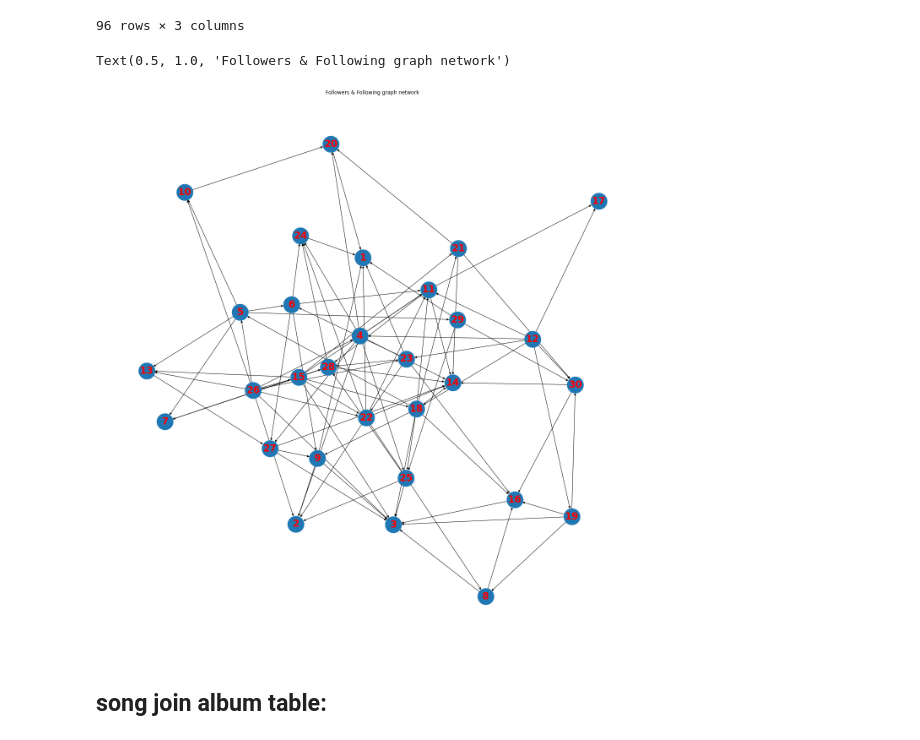
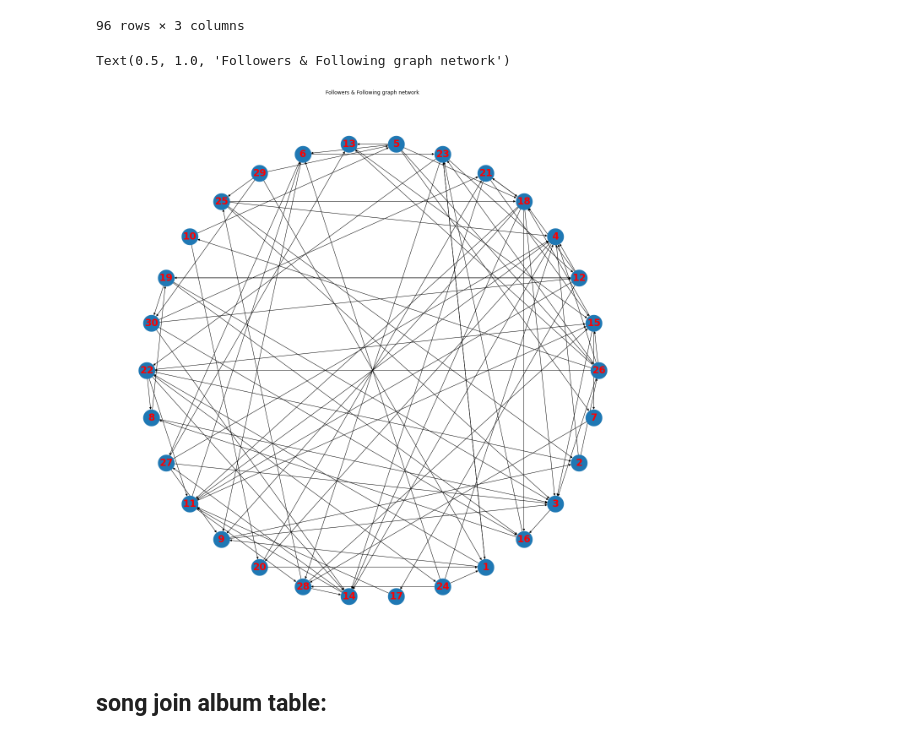
Before and after one commit to benymaxparsa/SYMPHONYC, a Jupyter notebook: plotting and analyzing SYMPHONYC DB/SYMPHONYC_Plots.ipynb, the cells around one changed output. Saved outputs shown, nothing was run; the diff lists cells and outputs as text; code cells hidden in the pictures.

```diff
--- a/plotting and analyzing SYMPHONYC DB/SYMPHONYC_Plots.ipynb
+++ b/plotting and analyzing SYMPHONYC DB/SYMPHONYC_Plots.ipynb
@@ -174,13 +174,13 @@ display(following_list_df)
 | 95 | 27 | 3 | 2020-11-18 |
 96 rows × 3 columns
 # %%
-graph = nx.from_pandas_edgelist(following_list_df, 'follower', 'target')
+graph = nx.from_pandas_edgelist(following_list_df, 'follower', 'target', create_using=nx.DiGraph())
 plt.figure(figsize=(18, 18))
-nx.draw(graph, with_labels=True, arrows=True, node_size=1500, font_size=23, font_color="red", font_weight="bold")
+nx.draw(graph, with_labels=True, arrows=True, node_size=1500, font_size=23, font_color="red", font_weight="bold", pos=nx.circular_layout(graph))
 plt.title("Followers & Following graph network")
 # %% [output]
 Text(0.5, 1.0, 'Followers & Following graph network')
-[figure, old version]
+[figure, new version]
 # %% [markdown]
 ## song join album table:
 # %%
```
Also changed, not shown: parts of 4 cells of this notebook.
